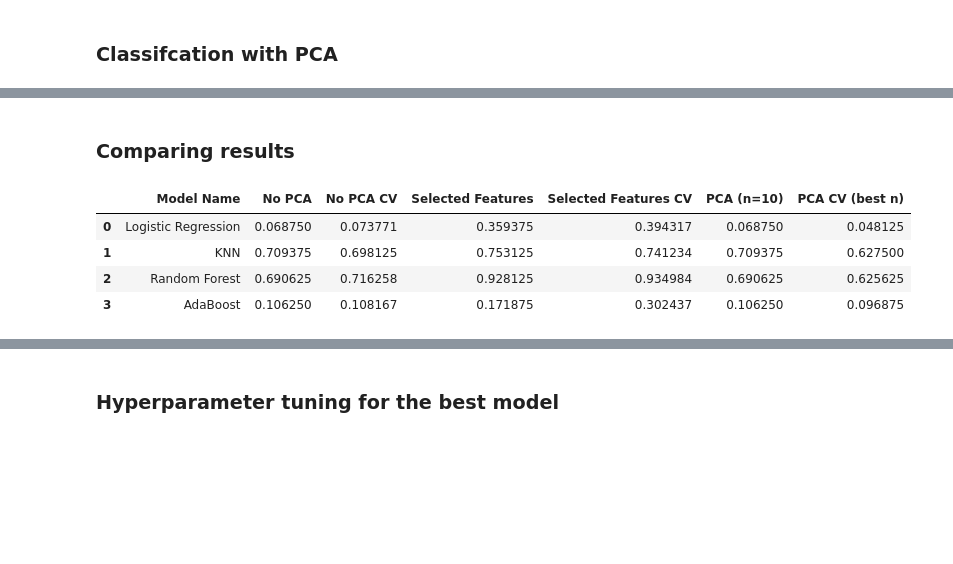
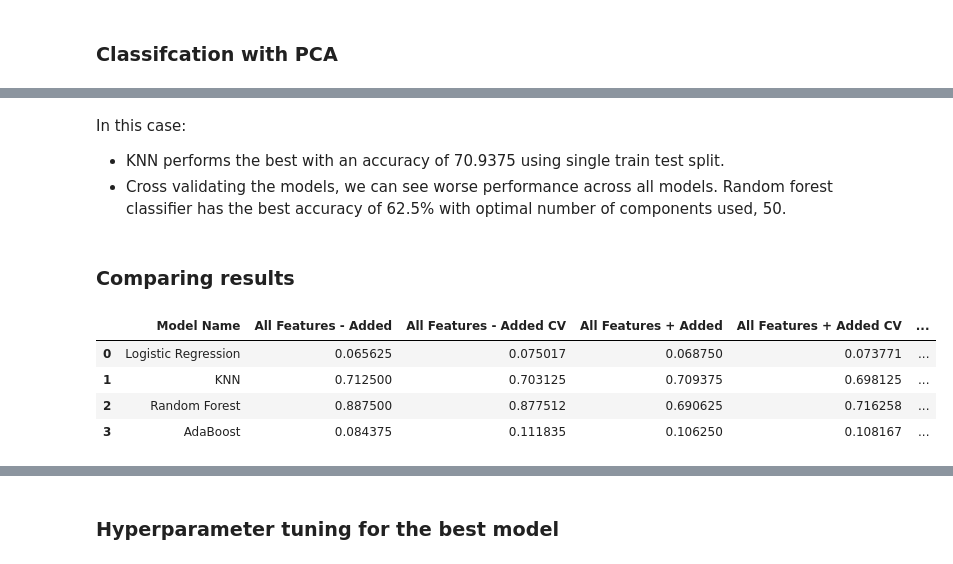
Before and after one commit to wolstone/CMSE381-Project, a Jupyter notebook: CMSE_381_Final_Project.ipynb, the cells around one changed output, grey strips where cells are left out. Cells and saved outputs as stored; diff of their text form; code cells hidden in the pictures; blank space fills up the shorter version.

```diff
--- a/CMSE_381_Final_Project.ipynb
+++ b/CMSE_381_Final_Project.ipynb
@@ -269,7 +270,7 @@ The models we used for this research question are:
 models = {
     'Logistic Regression': LogisticRegression(max_iter=1000),
     'KNN': KNeighborsClassifier(n_neighbors=1),
-    'Random Forest': RandomForestClassifier(random_state=10),
+    'Random Forest Classifier': RandomForestClassifier(random_state=10),
     'AdaBoost': AdaBoostClassifier(n_estimators=100, random_state=10, algorithm="SAMME")
 }
 # %% [markdown]
@@ -614,5 +678,6 @@ Using K-Fold - Best Accuracy and k values of models: results:
 # %%
-# Step 3 Use only the newly introduced features (activations_0_200, activations_200_400, total_activations, first_activation_time_frame, mean_activations) and repeat step 1.
+# Step 5 Use the first five features and the newly introduced features (activations_0_200, activations_200_400,
+# total_activations, first_activation_time_frame, mean_activations) and repeat step 1.
 y = data['labels.person']
 X_selected = data.drop(data.iloc[:, 5:406], axis=1)
 
@@ -623,17 +688,17 @@ models = {'Logistic Regression': LogisticRegression(max_iter=1000), 'KNN': KNeig
           'Random Forest': RandomForestClassifier(random_state=10),'AdaBoost': AdaBoostClassifier(n_estimators=100, random_state=10,
                                                                                                  algorithm="SAMME")}
 
-results_selected = train_test(models, X_selected, y)
-print(f'Accuracies (data without time neural activation features) using different models:\n {results_selected}')
+results_without_intervals = train_test(models, X_selected, y)
+print(f'Accuracies (data without time neural activation features) using different models:\n {results_without_intervals}')
 
-# Step 4 Using the features from step 3, repeat step 2.
-results_selected_cv = {}
+# Step 6 Using the features from step 5, repeat step 2.
+results_without_intervals_cv = {}
 for i, model in models.items():
     print(f'\n-----------Using {i} for KFold----------')
     best_acc, optimal_k = perform_KFold(model, X_scaled, y.values)
-    results_selected_cv[i] = (best_acc, optimal_k)
+    results_without_intervals_cv[i] = (best_acc, optimal_k)
 
-print(f'Uinsg K-Fold (data without time neural activation features) - Best Accuracy and k values of models: results:\n {results_selected_cv}')
+print(f'Using K-Fold (data without time neural activation features) - Best Accuracy and k values of models: results:\n {results_without_intervals_cv}')
 # %% [output]
 Accuracies (data without time neural activation features) using different models:
  {'Logistic Regression': 0.359375, 'KNN': 0.753125, 'Random Forest': 0.928125, 'AdaBoost': 0.171875}
@@ -690,45 +759,63 @@ Using K-Fold (PCA on whole dataset + added features): Best Accuracy and k values
+# %% [markdown]
+In this case:
+- KNN performs the best with an accuracy of 70.9375 using single train test split.
+- Cross validating the models, we can see worse performance across all models. Random forest classifier has the best accuracy of 62.5% with optimal number of components used, 50.
 # %% [markdown]
 ### Comparing results
 # %%
+# Step 9 Compare results
 model_names = []
+
+no_pca_added_accs = []
+no_pca_added_cv_accs = []
+
 no_pca_accs = []
 no_pca_cv_accs = []
 
 pca_accs = []
 pca_cv_accs = []
 
-selected_accs = []
-selected_cv_accs = []
+without_intervals_accs = []
+without_intervals_cv_accs = []
+
+
+for i, res in results_no_added.items():
+    model_names.append(i)
+    no_pca_added_accs.append(res)
+
+for i, res in results_no_added_cv.items():
+    no_pca_added_cv_accs.append(res[0])
 
 for i, res in results.items():
-    model_names.append(i)
     no_pca_accs.append(res)
 
 for i, res in results_cv.items():
     no_pca_cv_accs.append(res[0])
 
 for i, res in results_pca.items():
     pca_accs.append(res)
 
 for i, res in results_pca_cv.items():
     pca_cv_accs.append(res[0])
 
-for i, res in results_selected.items():
-    selected_accs.append(res)
+for i, res in results_without_intervals.items():
+    without_intervals_accs.append(res)
 
-for i, res in results_selected_cv.items():
-    selected_cv_accs.append(res[0])
+for i, res in results_without_intervals_cv.items():
+    without_intervals_cv_accs.append(res[0])
 
-temp_df = pd.DataFrame({'Model Name': model_names, 'No PCA': no_pca_accs, 'No PCA CV': no_pca_cv_accs,
-                        'Selected Features': selected_accs, 'Selected Features CV': selected_cv_accs,
+
+temp_df = pd.DataFrame({'Model Name': model_names, 'All Features - Added': no_pca_added_accs, 'All Features - Added CV': no_pca_added_cv_accs,
+                        'All Features + Added': no_pca_accs, 'All Features + Added CV': no_pca_cv_accs,
+                        'Only Added Features': selected_accs, 'Only Added Features CV': selected_cv_accs,
                         'PCA (n=10)': pca_accs, 'PCA CV (best n)': pca_cv_accs})
 temp_df
 # %% [output]
-|  | Model Name | No PCA | No PCA CV | Selected Features | Selected Features CV | PCA (n=10) | PCA CV (best n) |
-| 0 | Logistic Regression | 0.068750 | 0.073771 | 0.359375 | 0.394317 | 0.068750 | 0.048125 |
-| 1 | KNN | 0.709375 | 0.698125 | 0.753125 | 0.741234 | 0.709375 | 0.627500 |
-| 2 | Random Forest | 0.690625 | 0.716258 | 0.928125 | 0.934984 | 0.690625 | 0.625625 |
-| 3 | AdaBoost | 0.106250 | 0.108167 | 0.171875 | 0.302437 | 0.106250 | 0.096875 |
+|  | Model Name | All Features - Added | All Features - Added CV | All Features + Added | All Features + Added CV | ... |
+| 0 | Logistic Regression | 0.065625 | 0.075017 | 0.068750 | 0.073771 | ... |
+| 1 | KNN | 0.712500 | 0.703125 | 0.709375 | 0.698125 | ... |
+| 2 | Random Forest | 0.887500 | 0.877512 | 0.690625 | 0.716258 | ... |
+| 3 | AdaBoost | 0.084375 | 0.111835 | 0.106250 | 0.108167 | ... |
 # %%
 temp_df.plot(kind='bar', x='Model Name')
 plt.ylabel('Accuracy')
```
Also changed, not shown: parts of 27 cells of this notebook.
